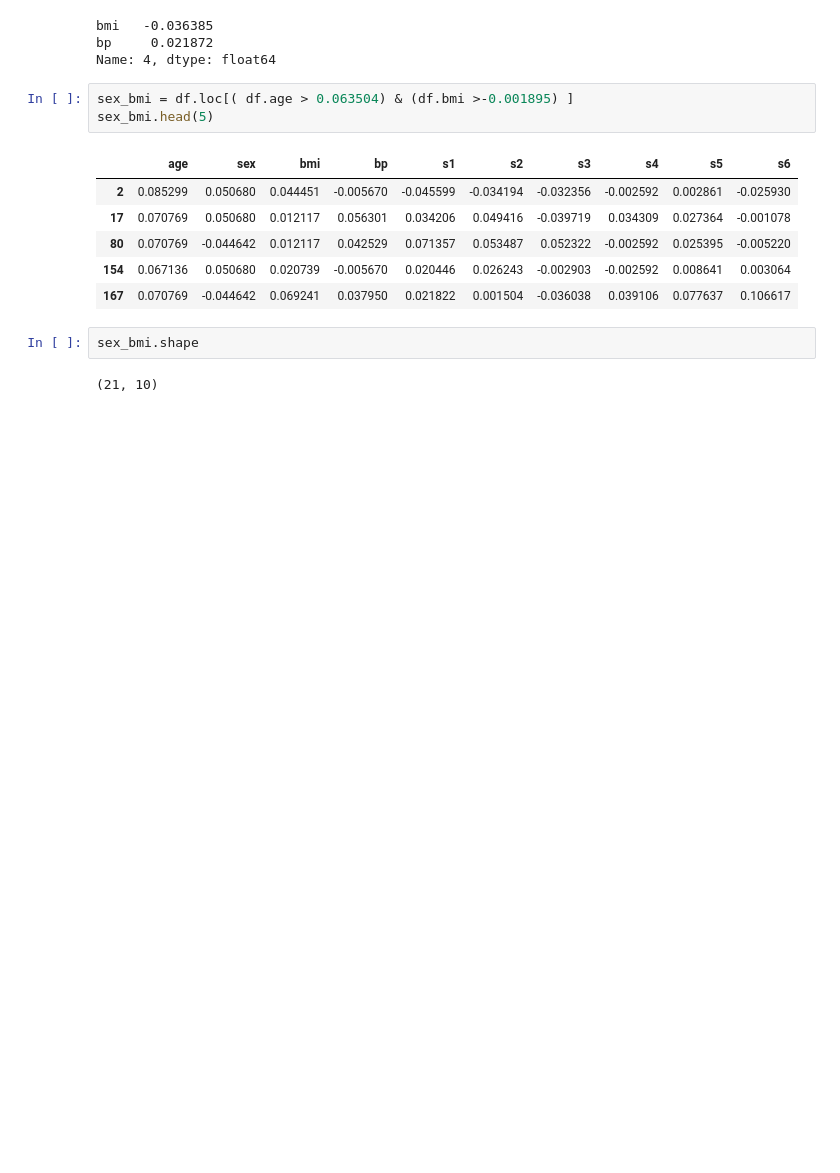
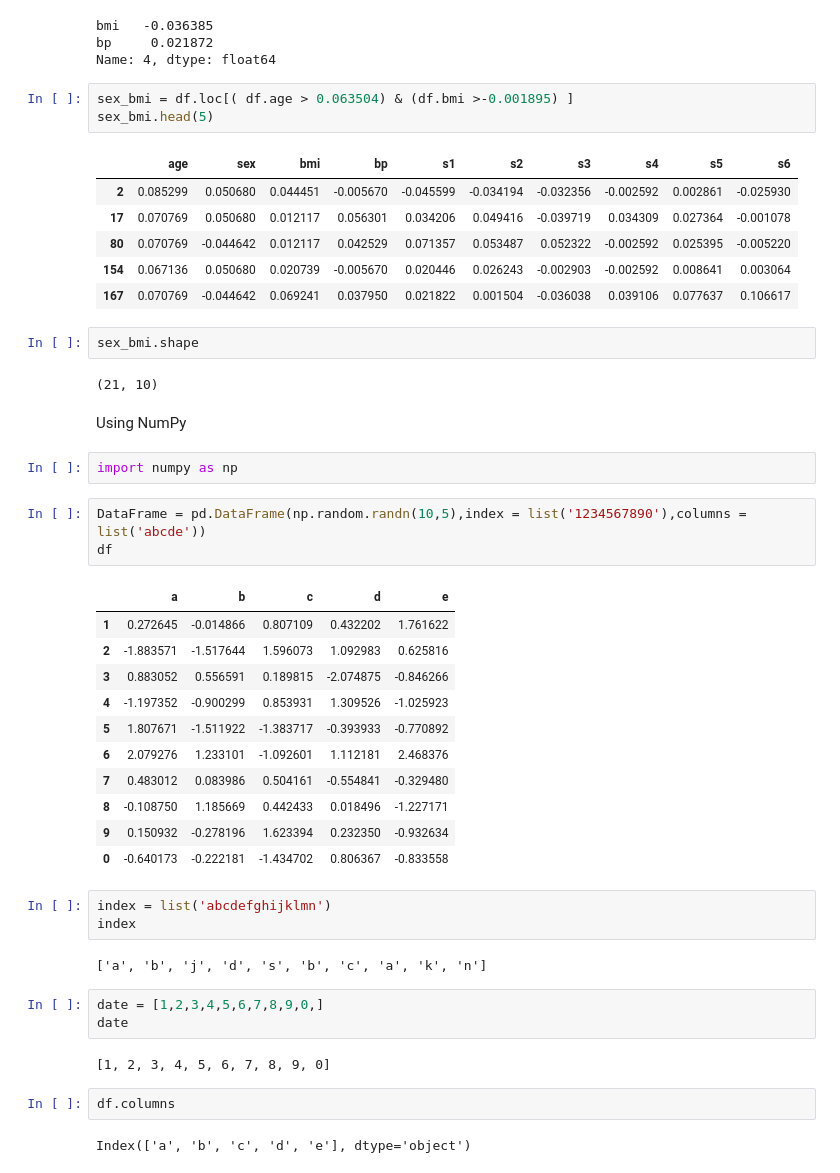
Before and after one commit to ayushi-006/Hands_on_Pandas-, a Jupyter notebook: PANDAS.ipynb, the cells around one changed output. Cells and saved outputs as stored; diff of their text form; blank space fills up the shorter version.

```diff
--- a/PANDAS.ipynb
+++ b/PANDAS.ipynb
@@ -349,3 +349,36 @@ sex_bmi.head(5)
 sex_bmi.shape
 # %% [output]
 (21, 10)
+# %% [markdown]
+Using NumPy
+# %%
+import numpy as np
+# %%
+DataFrame = pd.DataFrame(np.random.randn(10,5),index = list('1234567890'),columns = list('abcde'))
+df
+# %% [output]
+|  | a | b | c | d | e |
+| 1 | 0.272645 | -0.014866 | 0.807109 | 0.432202 | 1.761622 |
+| 2 | -1.883571 | -1.517644 | 1.596073 | 1.092983 | 0.625816 |
+| 3 | 0.883052 | 0.556591 | 0.189815 | -2.074875 | -0.846266 |
+| 4 | -1.197352 | -0.900299 | 0.853931 | 1.309526 | -1.025923 |
+| 5 | 1.807671 | -1.511922 | -1.383717 | -0.393933 | -0.770892 |
+| 6 | 2.079276 | 1.233101 | -1.092601 | 1.112181 | 2.468376 |
+| 7 | 0.483012 | 0.083986 | 0.504161 | -0.554841 | -0.329480 |
+| 8 | -0.108750 | 1.185669 | 0.442433 | 0.018496 | -1.227171 |
+| 9 | 0.150932 | -0.278196 | 1.623394 | 0.232350 | -0.932634 |
+| 0 | -0.640173 | -0.222181 | -1.434702 | 0.806367 | -0.833558 |
+# %%
+index = list('abcdefghijklmn')
+index
+# %% [output]
+['a', 'b', 'j', 'd', 's', 'b', 'c', 'a', 'k', 'n']
+# %%
+date = [1,2,3,4,5,6,7,8,9,0,]
+date
+# %% [output]
+[1, 2, 3, 4, 5, 6, 7, 8, 9, 0]
+# %%
+df.columns
+# %% [output]
+Index(['a', 'b', 'c', 'd', 'e'], dtype='object')
```
Also changed, not shown: parts of 11 cells of this notebook.
